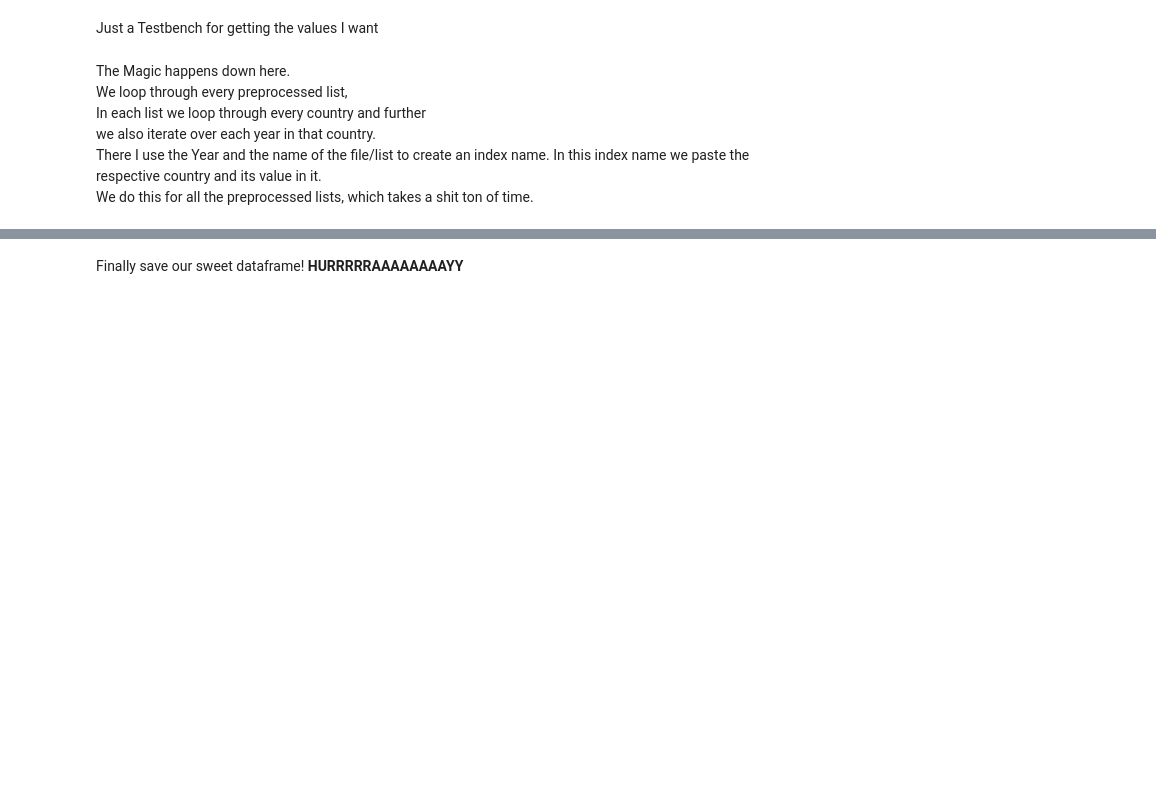
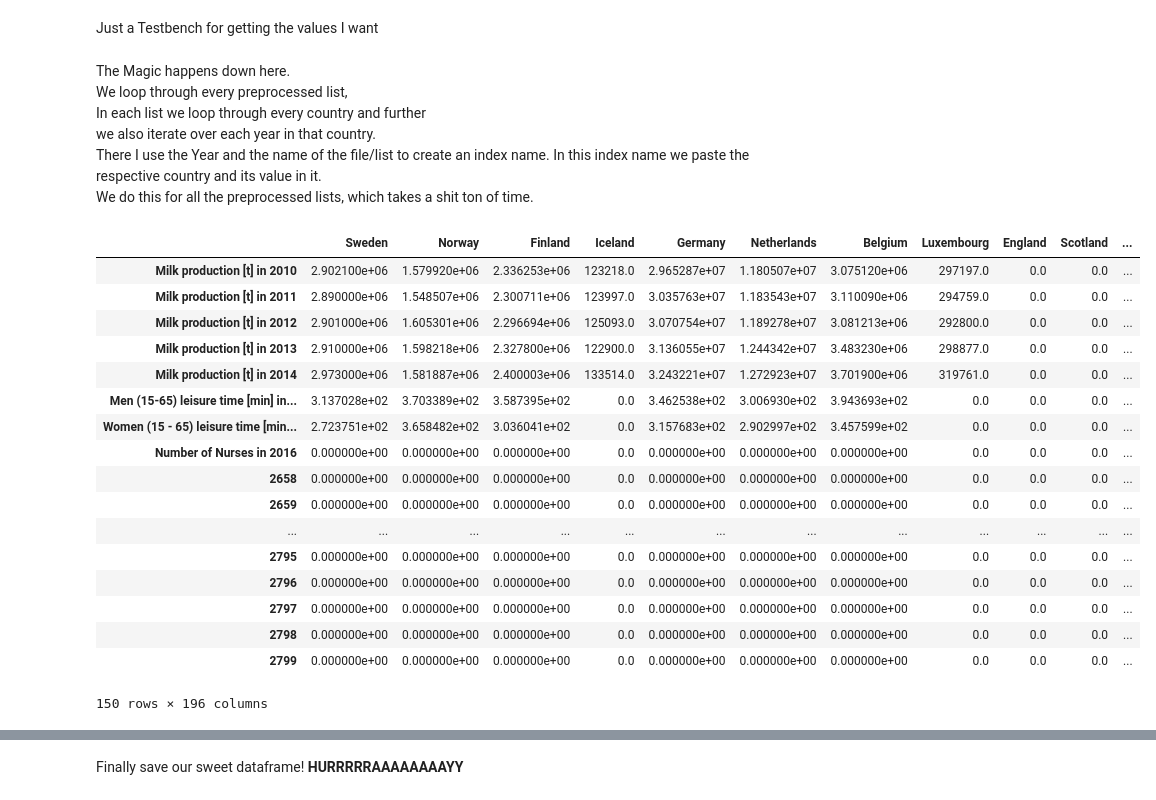
Before and after one commit to lenlehm/Opportunity-Insights, a Jupyter notebook: Create_Dataset.ipynb, the cells around one changed output, grey strips where cells are left out. Saved outputs shown, nothing was run; the diff lists cells and outputs as text; code cells hidden in the pictures; blank space fills up the shorter version.

```diff
--- a/Create_Dataset.ipynb
+++ b/Create_Dataset.ipynb
@@ -217,6 +217,27 @@ In each list we loop through every country and further <br />
 we also iterate over each year in that country. <br />
 There I use the Year and the name of the file/list to create an index name. In this index name we paste the respective country and its value in it. <br />
 We do this for all the preprocessed lists, which takes a shit ton of time. <br />
+# %%
+final_df[2650:2800]
+# %% [output]
+|  | Sweden | Norway | Finland | Iceland | Germany | Netherlands | Belgium | Luxembourg | England | Scotland | ... |
+| Milk production [t] in 2010 | 2.902100e+06 | 1.579920e+06 | 2.336253e+06 | 123218.0 | 2.965287e+07 | 1.180507e+07 | 3.075120e+06 | 297197.0 | 0.0 | 0.0 | ... |
+| Milk production [t] in 2011 | 2.890000e+06 | 1.548507e+06 | 2.300711e+06 | 123997.0 | 3.035763e+07 | 1.183543e+07 | 3.110090e+06 | 294759.0 | 0.0 | 0.0 | ... |
+| Milk production [t] in 2012 | 2.901000e+06 | 1.605301e+06 | 2.296694e+06 | 125093.0 | 3.070754e+07 | 1.189278e+07 | 3.081213e+06 | 292800.0 | 0.0 | 0.0 | ... |
+| Milk production [t] in 2013 | 2.910000e+06 | 1.598218e+06 | 2.327800e+06 | 122900.0 | 3.136055e+07 | 1.244342e+07 | 3.483230e+06 | 298877.0 | 0.0 | 0.0 | ... |
+| Milk production [t] in 2014 | 2.973000e+06 | 1.581887e+06 | 2.400003e+06 | 133514.0 | 3.243221e+07 | 1.272923e+07 | 3.701900e+06 | 319761.0 | 0.0 | 0.0 | ... |
+| Men (15-65) leisure time [min] in... | 3.137028e+02 | 3.703389e+02 | 3.587395e+02 | 0.0 | 3.462538e+02 | 3.006930e+02 | 3.943693e+02 | 0.0 | 0.0 | 0.0 | ... |
+| Women (15 - 65) leisure time [min... | 2.723751e+02 | 3.658482e+02 | 3.036041e+02 | 0.0 | 3.157683e+02 | 2.902997e+02 | 3.457599e+02 | 0.0 | 0.0 | 0.0 | ... |
+| Number of Nurses in 2016 | 0.000000e+00 | 0.000000e+00 | 0.000000e+00 | 0.0 | 0.000000e+00 | 0.000000e+00 | 0.000000e+00 | 0.0 | 0.0 | 0.0 | ... |
+| 2658 | 0.000000e+00 | 0.000000e+00 | 0.000000e+00 | 0.0 | 0.000000e+00 | 0.000000e+00 | 0.000000e+00 | 0.0 | 0.0 | 0.0 | ... |
+| 2659 | 0.000000e+00 | 0.000000e+00 | 0.000000e+00 | 0.0 | 0.000000e+00 | 0.000000e+00 | 0.000000e+00 | 0.0 | 0.0 | 0.0 | ... |
+| ... | ... | ... | ... | ... | ... | ... | ... | ... | ... | ... | ... |
+| 2795 | 0.000000e+00 | 0.000000e+00 | 0.000000e+00 | 0.0 | 0.000000e+00 | 0.000000e+00 | 0.000000e+00 | 0.0 | 0.0 | 0.0 | ... |
+| 2796 | 0.000000e+00 | 0.000000e+00 | 0.000000e+00 | 0.0 | 0.000000e+00 | 0.000000e+00 | 0.000000e+00 | 0.0 | 0.0 | 0.0 | ... |
+| 2797 | 0.000000e+00 | 0.000000e+00 | 0.000000e+00 | 0.0 | 0.000000e+00 | 0.000000e+00 | 0.000000e+00 | 0.0 | 0.0 | 0.0 | ... |
+| 2798 | 0.000000e+00 | 0.000000e+00 | 0.000000e+00 | 0.0 | 0.000000e+00 | 0.000000e+00 | 0.000000e+00 | 0.0 | 0.0 | 0.0 | ... |
+| 2799 | 0.000000e+00 | 0.000000e+00 | 0.000000e+00 | 0.0 | 0.000000e+00 | 0.000000e+00 | 0.000000e+00 | 0.0 | 0.0 | 0.0 | ... |
+150 rows × 196 columns
 # %%
 %%time
 # paste the values into the final_df from each single list
```
Also changed, not shown: parts of 8 cells of this notebook, 1 other file.
